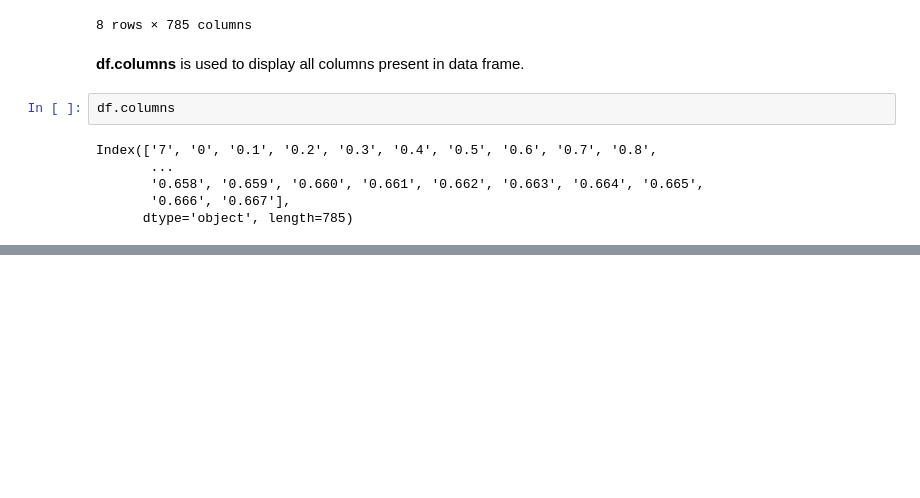
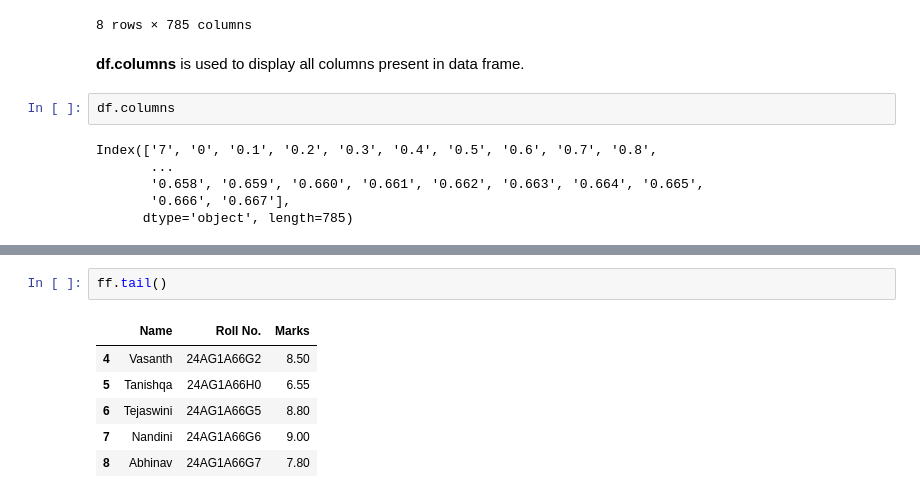
Before and after one commit to saiakshitha28-collab/ML_LAB_2026-27, a Jupyter notebook: pandas.ipynb, the cells around one changed output, grey strips where cells are left out. Drawn from its saved outputs; the diff is of its cells as text; blank space fills up the shorter version.

```diff
--- a/pandas.ipynb
+++ b/pandas.ipynb
@@ -86,0 +112,9 @@ Index(['7', '0', '0.1', '0.2', '0.3', '0.4', '0.5', '0.6', '0.7', '0.8',
+# %%
+ff.tail()
+# %% [output]
+|  | Name | Roll No. | Marks |
+| 4 | Vasanth | 24AG1A66G2 | 8.50 |
+| 5 | Tanishqa | 24AG1A66H0 | 6.55 |
+| 6 | Tejaswini | 24AG1A66G5 | 8.80 |
+| 7 | Nandini | 24AG1A66G6 | 9.00 |
+| 8 | Abhinav | 24AG1A66G7 | 7.80 |
```
Also changed, not shown: parts of 16 cells of this notebook.
